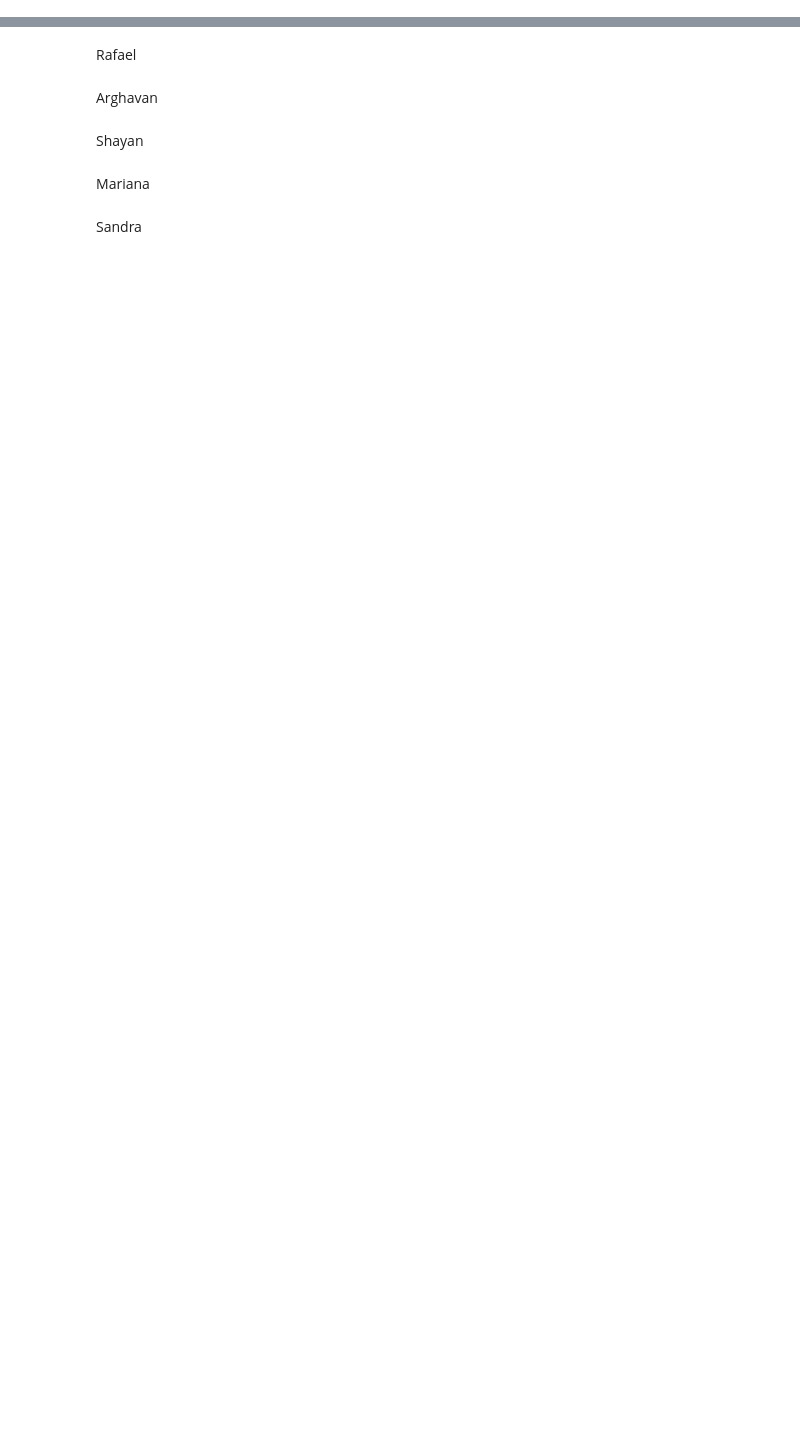
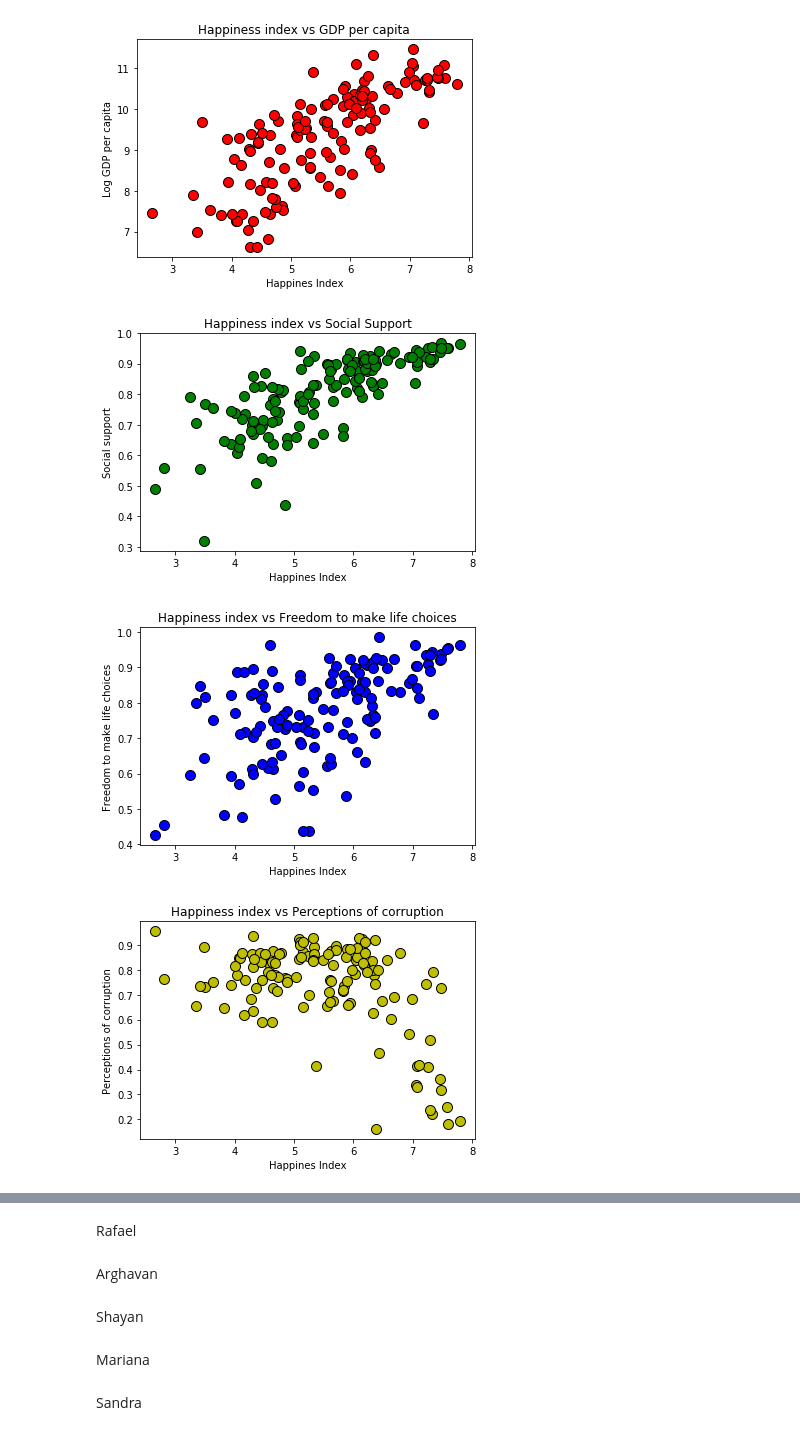
Before and after one commit to spastranas/GroupProject, a Jupyter notebook: Final .ipynb, the cells around one changed output, grey strips where cells are left out. Drawn from its saved outputs; the diff is of its cells as text; code cells hidden in the pictures; blank space fills up the shorter version.

```diff
--- a/Final .ipynb
+++ b/Final .ipynb
@@ -20,0 +28,63 @@ WHR_DF.head()
+# %%
+#GDP
+fig,    ax = plt.subplots()
+ax.errorbar(WHR_DF['Life Ladder'], WHR_DF["Log GDP per capita"],  fmt="o",color= 'r'
+               ,linewidth=0, markeredgecolor='black',markeredgewidth=1,markersize=10,label='label')
+plt.ylabel('Log GDP per capita')
+plt.xlabel('Happines Index')
+plt.title("Happiness index vs GDP per capita")
+plt.show()
+
+#social suport
+fig,    ax = plt.subplots()
+ax.errorbar(WHR_DF['Life Ladder'], WHR_DF["Social support"],  fmt="o",color= 'g'
+               ,linewidth=0, markeredgecolor='black',markeredgewidth=1,markersize=10,label='label')
+plt.ylabel('Social support')
+plt.xlabel('Happines Index')
+plt.title("Happiness index vs Social Support")
+plt.show()
+
+
+#Freedom to make life choices
+fig,    ax = plt.subplots()
+ax.errorbar(WHR_DF['Life Ladder'], WHR_DF["Freedom to make life choices"],  fmt="o",color= 'b'
+               ,linewidth=0, markeredgecolor='black',markeredgewidth=1,markersize=10,label='label')
+plt.ylabel('Freedom to make life choices')
+plt.xlabel('Happines Index')
+plt.title("Happiness index vs Freedom to make life choices")
+plt.show()
+
+
+#Freedom to make life choices
+fig,    ax = plt.subplots()
+ax.errorbar(WHR_DF['Life Ladder'], WHR_DF["Perceptions of corruption"],  fmt="o",color= 'y'
+               ,linewidth=0, markeredgecolor='black',markeredgewidth=1,markersize=10,label='label')
+plt.ylabel('Perceptions of corruption')
+plt.xlabel('Happines Index')
+plt.title("Happiness index vs Perceptions of corruption")
+plt.show()
+
+
+#GINI index (World Bank estimate)
+fig,    ax = plt.subplots()
+ax.errorbar(WHR_DF['Life Ladder'], WHR_DF["GINI index (World Bank estimate), average 2000-15"],  fmt="o",color= 'orange'
+               ,linewidth=0, markeredgecolor='black',markeredgewidth=1,markersize=10,label='label')
+plt.ylabel('GINI index (World Bank estimate)')
+plt.xlabel('Happines Index')
+plt.title("Happiness index vs GINI index (World Bank estimate)")
+plt.show()
+
+
+#GDP
+fig,    ax = plt.subplots()
+ax.errorbar(WHR_DF['Life Ladder'], WHR_DF["gini of household income reported in Gallup, by wp5-year"],  fmt="o",color= 'r'
+               ,linewidth=0, markeredgecolor='black',markeredgewidth=1,markersize=10,label='label')
+plt.ylabel('Gini')
+plt.xlabel('Happines Index')
+plt.title("Happiness index vs Gini of household ")
+plt.show()
+# %% [output]
+[figure, added]
+[figure, added]
+[figure, added]
+[figure, added]
```
Also changed, not shown: parts of 6 cells of this notebook, 10 other files.
